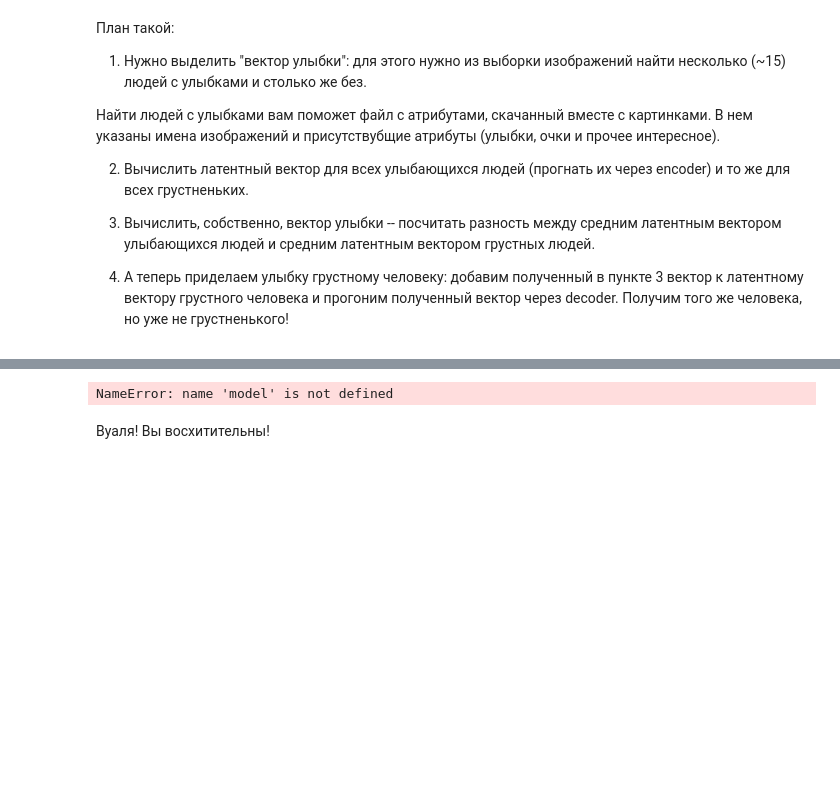
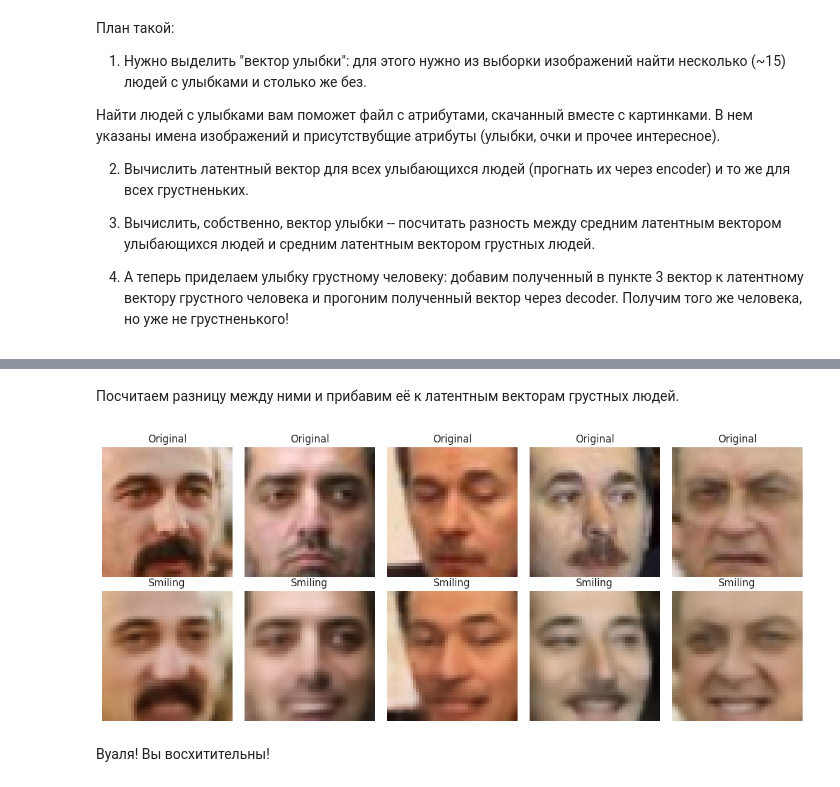
Before and after one commit to winpeperk/dls, a Jupyter notebook: week_10_AE_VAE/Homework/hw_7_autoencoders.ipynb, the cells around one changed output, grey strips where cells are left out. Drawn from its saved outputs; the diff is of its cells as text; code cells hidden in the pictures; blank space fills up the shorter version.

```diff
--- a/week_10_AE_VAE/Homework/hw_7_autoencoders.ipynb
+++ b/week_10_AE_VAE/Homework/hw_7_autoencoders.ipynb
@@ -378,6 +406,9 @@ plt.show()
 # %%
 latents = []
-n_images = 15
+
+smiling_img = torch.FloatTensor(smiling_img).permute(0, 3, 1, 2) / 255
+frowning_img = torch.FloatTensor(frowning_img).permute(0, 3, 1, 2) / 255
+
 smiling_loader = torch.utils.data.DataLoader(smiling_img, batch_size=5)
 frowning_loader = torch.utils.data.DataLoader(frowning_img, batch_size=5)
 
@@ -386,8 +417,7 @@ loaders = {
     'frowning': frowning_loader
 }
 latents = {'smiling': [], 'frowning': []}
-mean = latents.copy()
-std = latents.copy()
+mean = {}
 
 for name, loader in loaders.items():
     model.eval()
@@ -399,9 +429,64 @@ for name, loader in loaders.items():
 
     latents[name] = torch.cat(latents[name], dim=0)
     mean[name] = latents[name].mean(dim=0) # mean по каждой координате в латентном векторе
-    std[name] = latents[name].std(dim=0) # аналогично std
-# %% [output]
-NameError: name 'model' is not defined
+# %% [markdown]
+Посчитаем разницу между ними и прибавим её к латентным векторам грустных людей.
+# %%
+diff = mean['smiling'] - mean['frowning']
+latents = []
+n_images = 15
+
+model.eval()
+with torch.no_grad():
+    for X_batch in frowning_loader:
+        X_batch = X_batch.to(device)
+        reconstructed, latent_code = model(X_batch)
+        latents.append(latent_code.cpu())
+
+latents = torch.cat(latents, dim=0)
+# %%
+diff = mean['smiling'] - mean['frowning']
+latents, origs = [], []
+n_images = 15
+
+model.eval()
+with torch.no_grad():
+    for X_batch in frowning_loader:
+        X_batch = X_batch.to(device)
+        reconstructed, latent_code = model(X_batch)
+        origs.append(X_batch.cpu())
+        latents.append(latent_code.cpu())
+
+origs = torch.cat(origs, dim=0)
+z_new = torch.cat(latents, dim=0) + diff
+
+model.eval()
+with torch.no_grad():
+    x = model.from_latent(z_new.to(device))
+    x = x.view(-1, 128, 6, 6)
+    generated = model.decoder(x).cpu()
+
+plt.figure(figsize=(12, 5))
+
+for i in range(5):
+    plt.subplot(2, 5, i + 1)
+    img = origs[i].permute(1, 2, 0)
+    img = torch.clamp(img, 0, 1)
+    plt.imshow(img)
+    plt.title("Original")
+    plt.axis("off")
+
+    plt.subplot(2, 5, i + 6)
+    img = generated[i].permute(1, 2, 0)
+    img = torch.clamp(img, 0, 1)
+    plt.imshow(img)
+    plt.title("Smiling")
+    plt.axis("off")
+
+plt.tight_layout()
+plt.show()
+# %% [output]
+[figure, added]
 # %% [markdown]
 Вуаля! Вы восхитительны!
 # %% [markdown]
```
Also changed, not shown: parts of 9 cells of this notebook.
